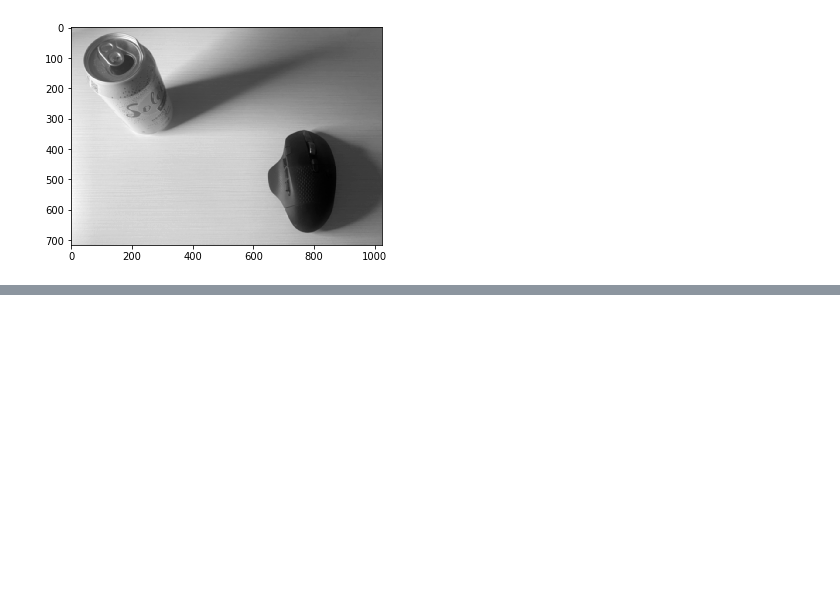
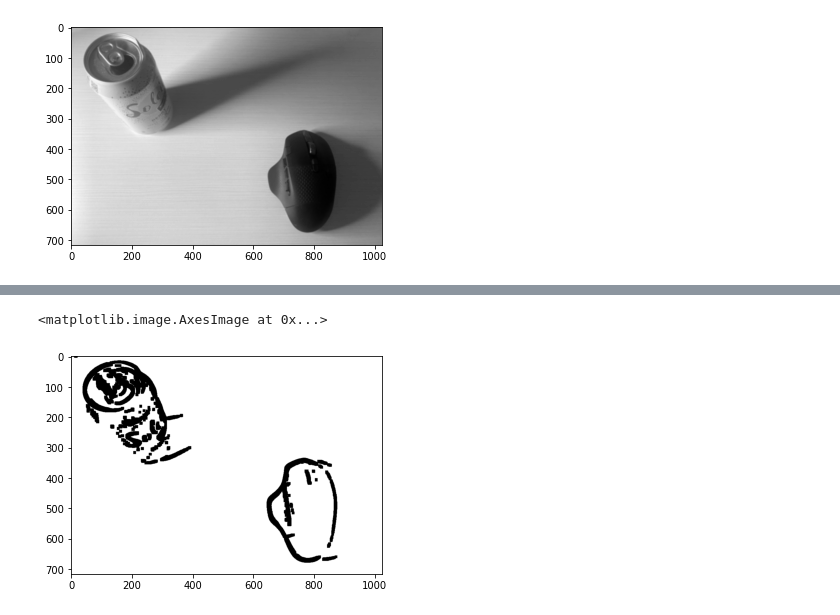
Before and after one commit to doofusdavid/CSC515_Module6_CriticalThinking, a Jupyter notebook: image_process.ipynb, the cells around one changed output, grey strips where cells are left out. Saved outputs shown, nothing was run; the diff lists cells and outputs as text; code cells hidden in the pictures; blank space fills up the shorter version.

```diff
--- a/image_process.ipynb
+++ b/image_process.ipynb
@@ -55,0 +56,10 @@ plt.imshow(thresh, cmap='gray')
+# %%
+# Creating kernel
+kernel = np.ones((9, 9), np.uint8)
+
+# Using cv2.erode() method
+image = cv2.erode(thresh, kernel, iterations=1)
+plt.imshow(image, cmap='gray')
+# %% [output]
+<matplotlib.image.AxesImage at 0x...>
+[figure, added]
```
Also changed, not shown: parts of 5 cells of this notebook, 3 other files.
